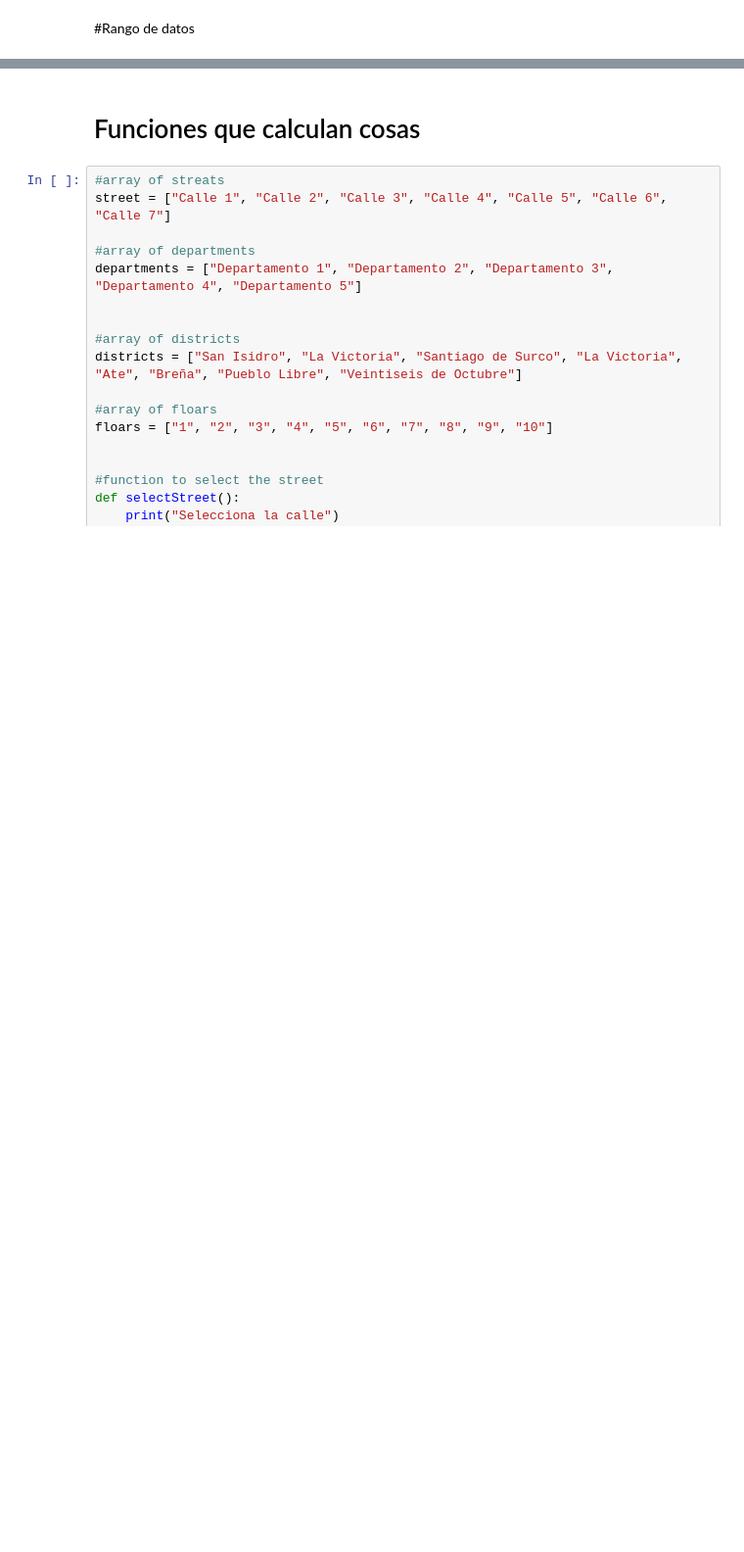
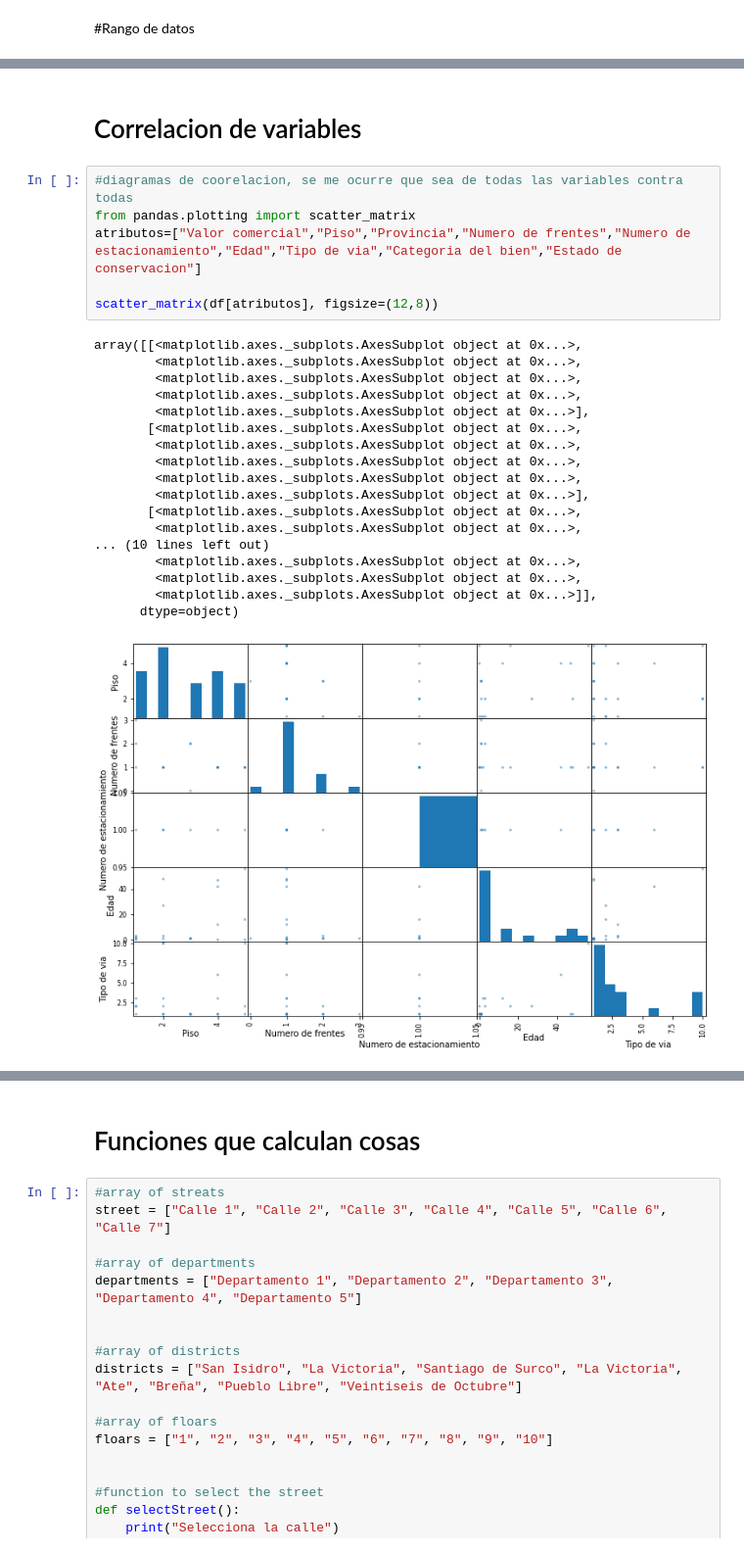
Before and after one commit to Devsthink/BBVA-DATA-DRIVEN, a Jupyter notebook: BBVA_Hackaton.ipynb, the cells around one changed output, grey strips where cells are left out. Shown at 98% size. Cells and saved outputs as stored; diff of their text form; blank space fills up the shorter version.

```diff
--- a/BBVA_Hackaton.ipynb
+++ b/BBVA_Hackaton.ipynb
@@ -206,0 +335,27 @@ array([[<matplotlib.axes._subplots.AxesSubplot object at 0x...>,
+# %% [markdown]
+# Correlacion de variables
+# %%
+#diagramas de coorelacion, se me ocurre que sea de todas las variables contra todas
+from pandas.plotting import scatter_matrix
+atributos=["Valor comercial","Piso","Provincia","Numero de frentes","Numero de estacionamiento","Edad","Tipo de via","Categoria del bien","Estado de conservacion"]
+
+scatter_matrix(df[atributos], figsize=(12,8))
+# %% [output]
+array([[<matplotlib.axes._subplots.AxesSubplot object at 0x...>,
+        <matplotlib.axes._subplots.AxesSubplot object at 0x...>,
+        <matplotlib.axes._subplots.AxesSubplot object at 0x...>,
+        <matplotlib.axes._subplots.AxesSubplot object at 0x...>,
+        <matplotlib.axes._subplots.AxesSubplot object at 0x...>],
+       [<matplotlib.axes._subplots.AxesSubplot object at 0x...>,
+        <matplotlib.axes._subplots.AxesSubplot object at 0x...>,
+        <matplotlib.axes._subplots.AxesSubplot object at 0x...>,
+        <matplotlib.axes._subplots.AxesSubplot object at 0x...>,
+        <matplotlib.axes._subplots.AxesSubplot object at 0x...>],
+       [<matplotlib.axes._subplots.AxesSubplot object at 0x...>,
+        <matplotlib.axes._subplots.AxesSubplot object at 0x...>,
+... (10 lines left out)
+        <matplotlib.axes._subplots.AxesSubplot object at 0x...>,
+        <matplotlib.axes._subplots.AxesSubplot object at 0x...>,
+        <matplotlib.axes._subplots.AxesSubplot object at 0x...>]],
+      dtype=object)
+[figure, added]
```
Also changed, not shown: parts of 23 cells of this notebook.
